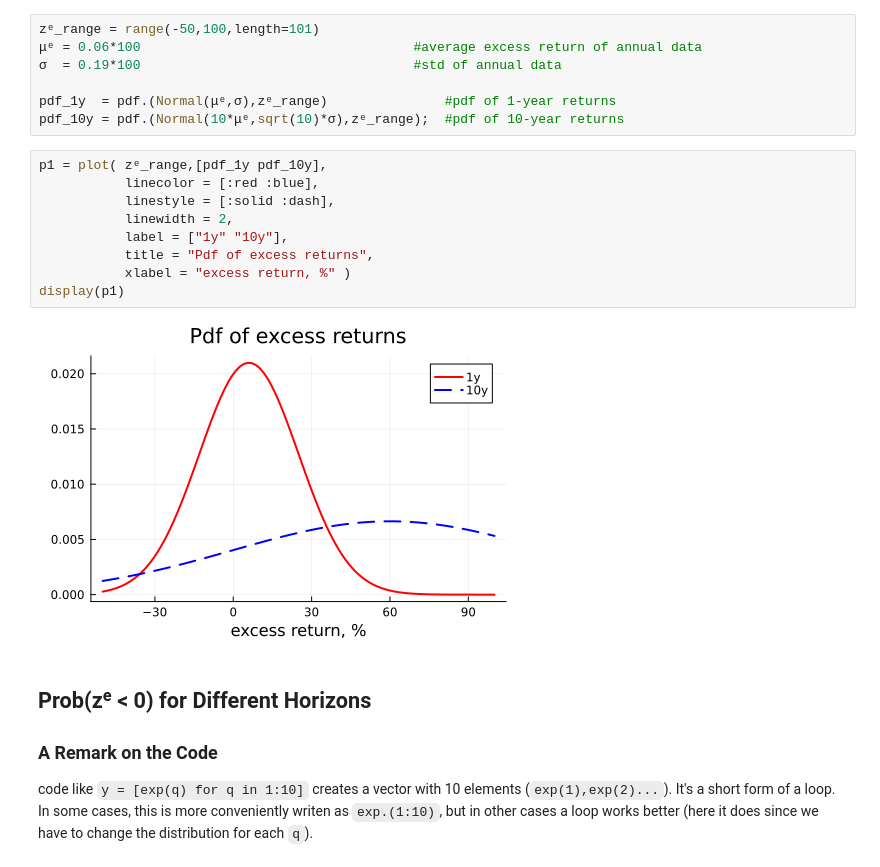
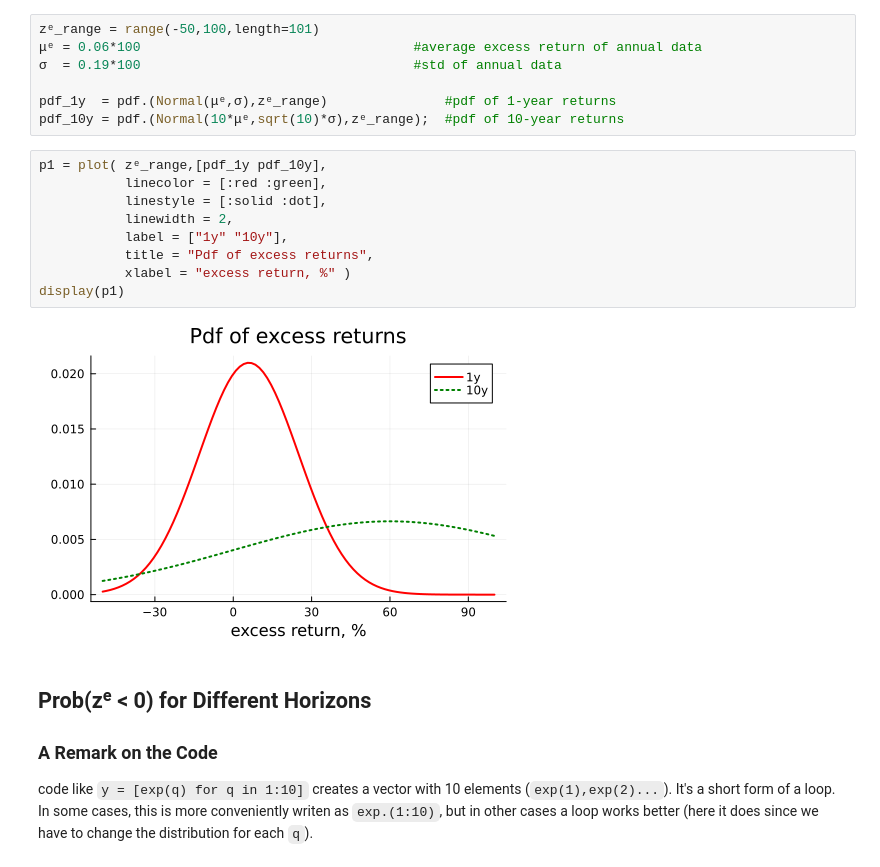
Before and after one commit to PaulSoderlind/FinancialTheoryMSc, a Jupyter notebook: Ch12_LongRun.ipynb, the cells around one changed output. Saved outputs shown, nothing was run; the diff lists cells and outputs as text.

```diff
--- a/Ch12_LongRun.ipynb
+++ b/Ch12_LongRun.ipynb
@@ -32,15 +32,15 @@ pdf_1y  = pdf.(Normal(μᵉ,σ),zᵉ_range)               #pdf of 1-year returns
 pdf_10y = pdf.(Normal(10*μᵉ,sqrt(10)*σ),zᵉ_range);  #pdf of 10-year returns
 # %%
 p1 = plot( zᵉ_range,[pdf_1y pdf_10y],
-           linecolor = [:red :blue],
-           linestyle = [:solid :dash],
+           linecolor = [:red :green],
+           linestyle = [:solid :dot],
            linewidth = 2,
            label = ["1y" "10y"],
            title = "Pdf of excess returns",
            xlabel = "excess return, %" )
 display(p1)
 # %% [output]
-[figure, old version]
+[figure, new version]
 # %% [markdown]
 ##    Prob(zᵉ < 0) for Different Horizons
 
```
Also changed, not shown: parts of 12 cells of this notebook.
